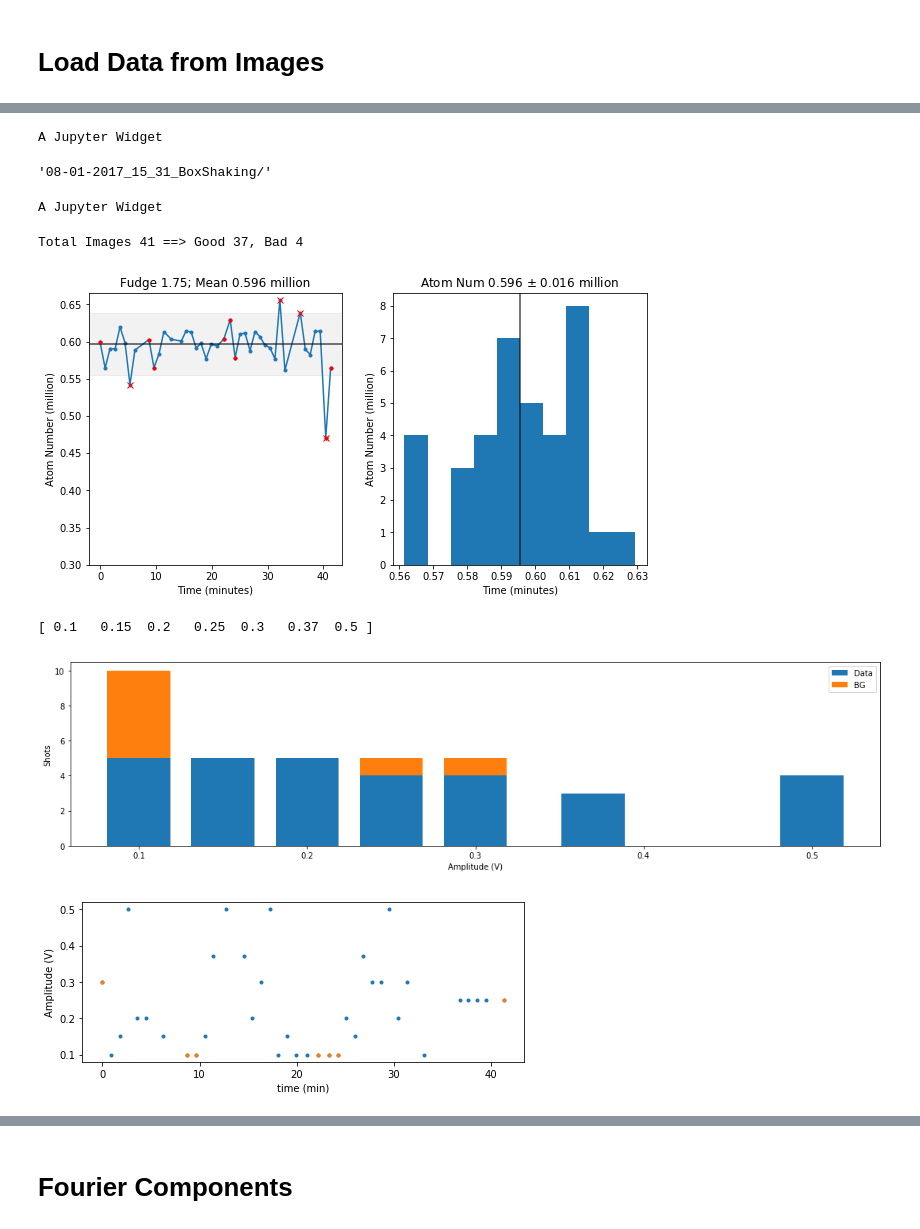
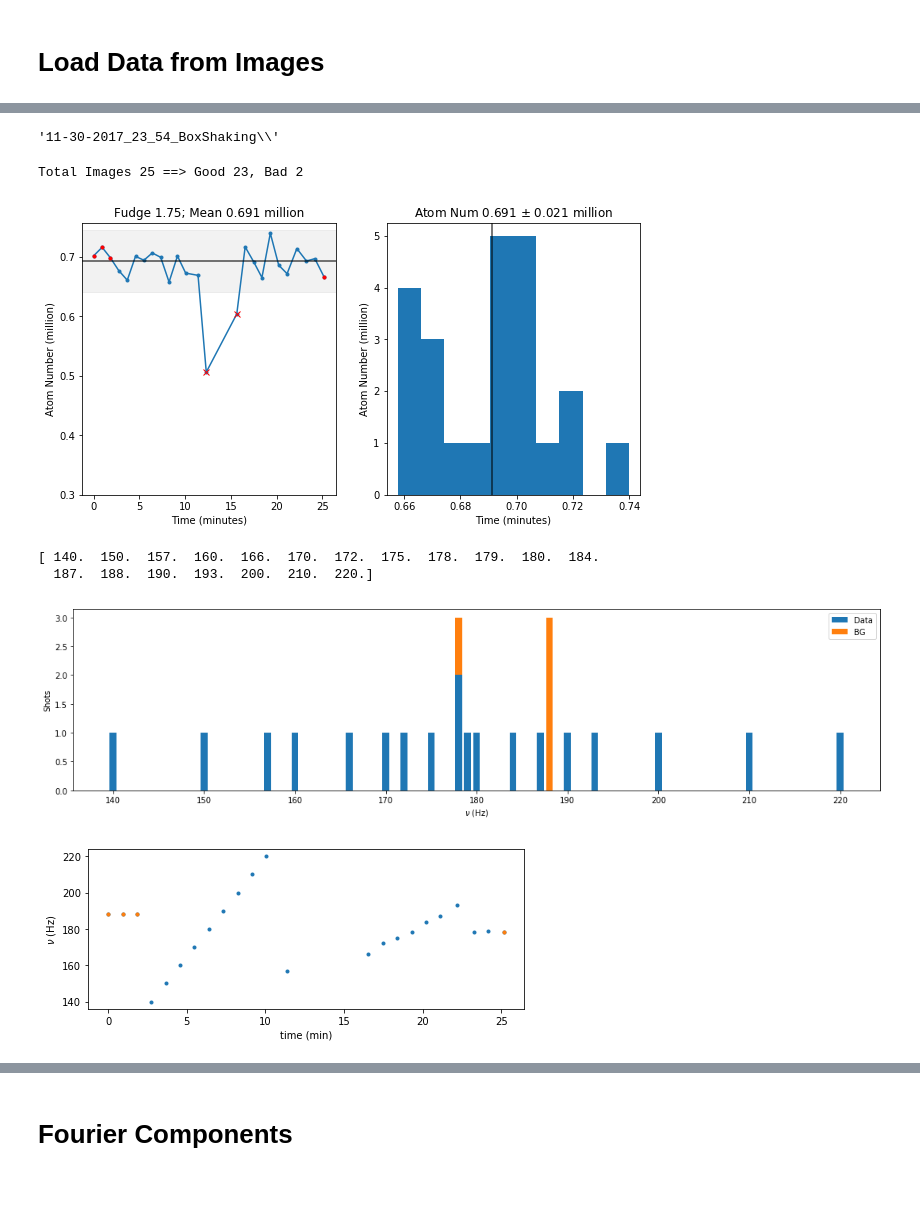
Before and after one commit to ranchop/QCalc, a Jupyter notebook: Box Shaking/Box Shaking Template - in progress - latest.ipynb, the cells around one changed output, grey strips where cells are left out. Drawn from its saved outputs; the diff is of its cells as text; code cells hidden in the pictures; blank space fills up the shorter version.

```diff
--- a/Box Shaking/Box Shaking Template - in progress - latest.ipynb
+++ b/Box Shaking/Box Shaking Template - in progress - latest.ipynb
@@ -63,7 +72,7 @@ df_all = pd.DataFrame()
 # Relevant Parameters
 x_var_name = ['BoxShakeFreq', 'BoxShakeAmp', 'ShakingCycles','HeatCycles']
 x_var_label = [r'$\nu$ (Hz)', 'Amplitude (V)', 'Cycles (#)','Heat Cycles (#)']
-usei = 1
+usei = 0
 x_var_name, x_var_label = x_var_name[usei], x_var_label[usei]
 image_use = 'A'
 # %%
@@ -111,8 +125,7 @@ suffix_samples = os.path.join(folder_name, 'Samples','')
 os.makedirs(os.path.join(folder_name, 'Samples'), exist_ok=True)
 suffix
 # %% [output]
-A Jupyter Widget
+'11-30-2017_23_54_BoxShaking\\'
-'08-01-2017_15_31_BoxShaking/'
 # %%
 # Define backgrounds
 background_parameter = 'ShakingCycles'
@@ -121,15 +134,14 @@ df_all['bg'] = df_all[background_parameter] == background_value
 # %%
 # Atom Number Filter
 df_all['total_atoms'] = [im.total_atoms for im in tqdm(df_all.image)]
-ax = tp.atom_num_filter(df=df_all, keep=0.07, offset=0.0, display=True, plot=True)
+ax = tp.atom_num_filter(df=df_all, keep=0.075, offset=0.0, display=True, plot=True)
 ax[0].set(ylim=[0.3,None])
 ax[0].plot(df_all.loc[df_all['bg'], 'time'], df_all.loc[df_all['bg'], 'total_atoms']/1e6, 'r.')
 if savefig.value: plt.savefig(suffix + 'AtomNumbersScatter.pdf')
 df = df_all[df_all.use]
 # %% [output]
-A Jupyter Widget
+Total Images 25 ==> Good 23, Bad 2
-Total Images 41 ==> Good 37, Bad 4
-[figure, old version]
+[figure, new version]
 # %%
 # Dataset Explorer
 def dataset_counter(df, bg_param='bg', bg_value=True, x='x', plot=False, ax=None, xlabel='x'):
@@ -166,9 +178,10 @@ plt.ylabel(x_var_label)
 plt.tight_layout()
 if savefig.value: plt.savefig(suffix + 'DatasetCounter_vsTime.pdf')
 # %% [output]
-[ 0.1   0.15  0.2   0.25  0.3   0.37  0.5 ]
+[ 140.  150.  157.  160.  166.  170.  172.  175.  178.  179.  180.  184.
+  187.  188.  190.  193.  200.  210.  220.]
-[figure, old version]
+[figure, new version]
-[figure, old version]
+[figure, new version]
 # %%
 # Box Length and Center
 df['nz_raw'] = [im.nz for im in tqdm(df.image)]
```
Also changed, not shown: parts of 28 cells of this notebook, 1 other file.
